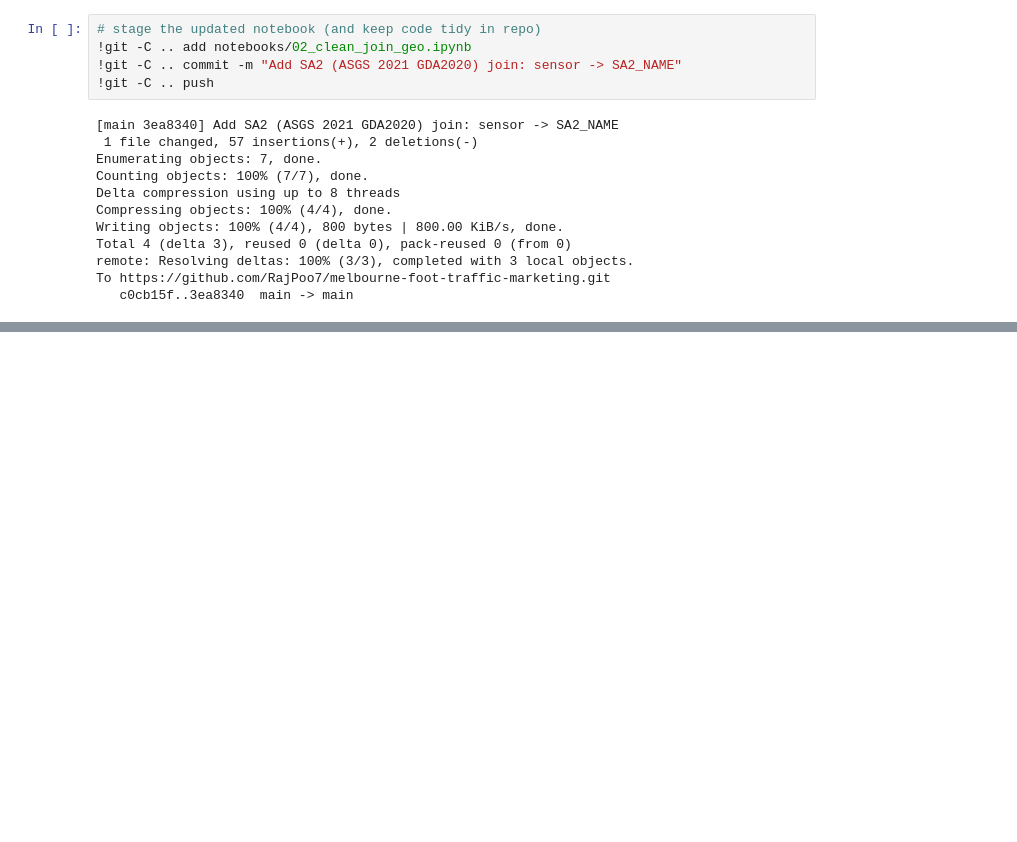
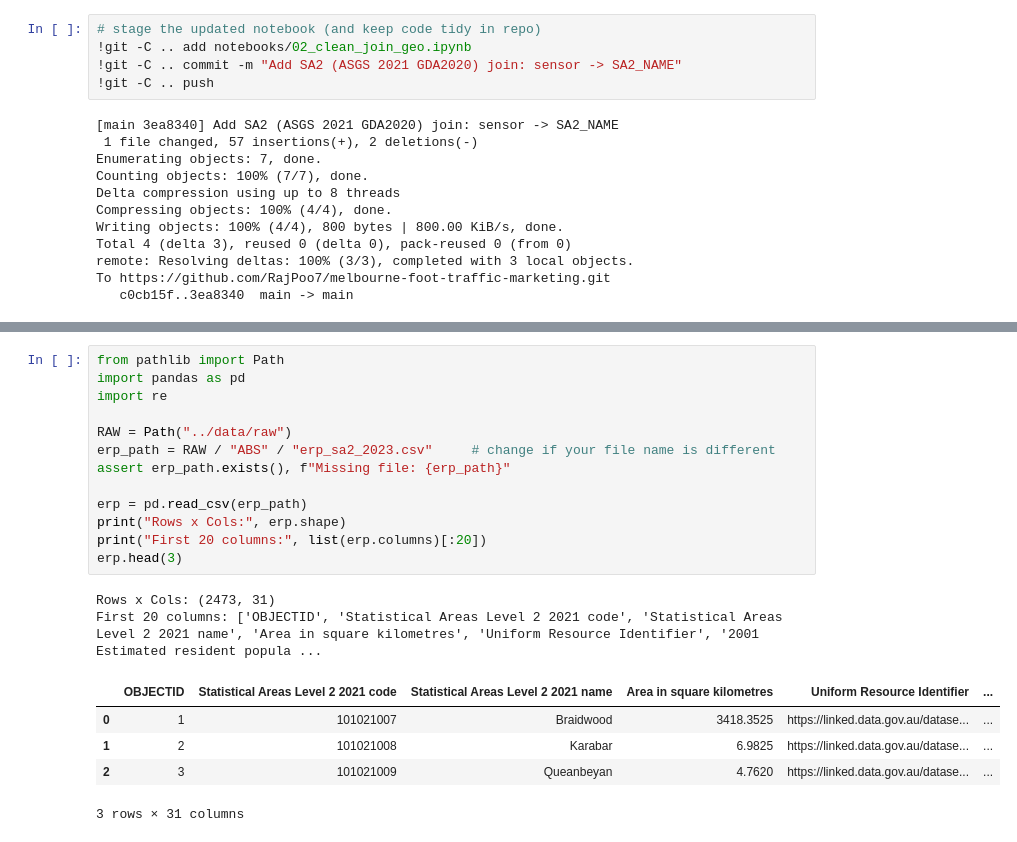
Before and after one commit to RajPoo7/melbourne-foot-traffic-marketing, a Jupyter notebook: notebooks/02_clean_join_geo.ipynb, the cells around one changed output, grey strips where cells are left out. Saved outputs shown, nothing was run; the diff lists cells and outputs as text; blank space fills up the shorter version.

```diff
--- a/notebooks/02_clean_join_geo.ipynb
+++ b/notebooks/02_clean_join_geo.ipynb
@@ -524,0 +1401,21 @@ To https://github.com/RajPoo7/melbourne-foot-traffic-marketing.git
+# %%
+from pathlib import Path
+import pandas as pd
+import re
+
+RAW = Path("../data/raw")
+erp_path = RAW / "ABS" / "erp_sa2_2023.csv"     # change if your file name is different
+assert erp_path.exists(), f"Missing file: {erp_path}"
+
+erp = pd.read_csv(erp_path)
+print("Rows x Cols:", erp.shape)
+print("First 20 columns:", list(erp.columns)[:20])
+erp.head(3)
+# %% [output]
+Rows x Cols: (2473, 31)
+First 20 columns: ['OBJECTID', 'Statistical Areas Level 2 2021 code', 'Statistical Areas Level 2 2021 name', 'Area in square kilometres', 'Uniform Resource Identifier', '2001 Estimated resident popula ...
+|  | OBJECTID | Statistical Areas Level 2 2021 code | Statistical Areas Level 2 2021 name | Area in square kilometres | Uniform Resource Identifier | ... |
+| 0 | 1 | 101021007 | Braidwood | 3418.3525 | https://linked.data.gov.au/datase... | ... |
+| 1 | 2 | 101021008 | Karabar | 6.9825 | https://linked.data.gov.au/datase... | ... |
+| 2 | 3 | 101021009 | Queanbeyan | 4.7620 | https://linked.data.gov.au/datase... | ... |
+3 rows × 31 columns
```
Also changed, not shown: parts of 27 cells of this notebook.
